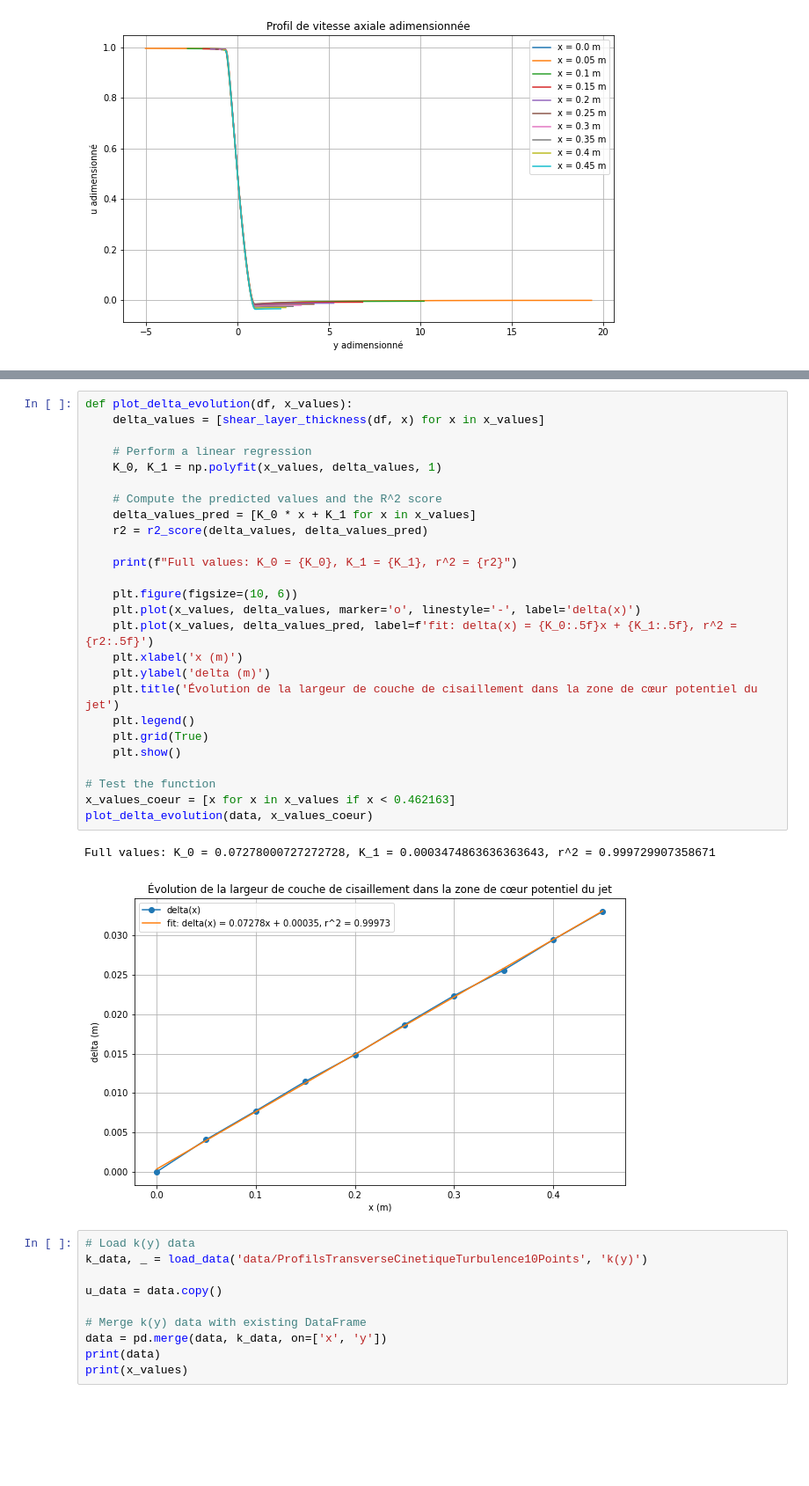
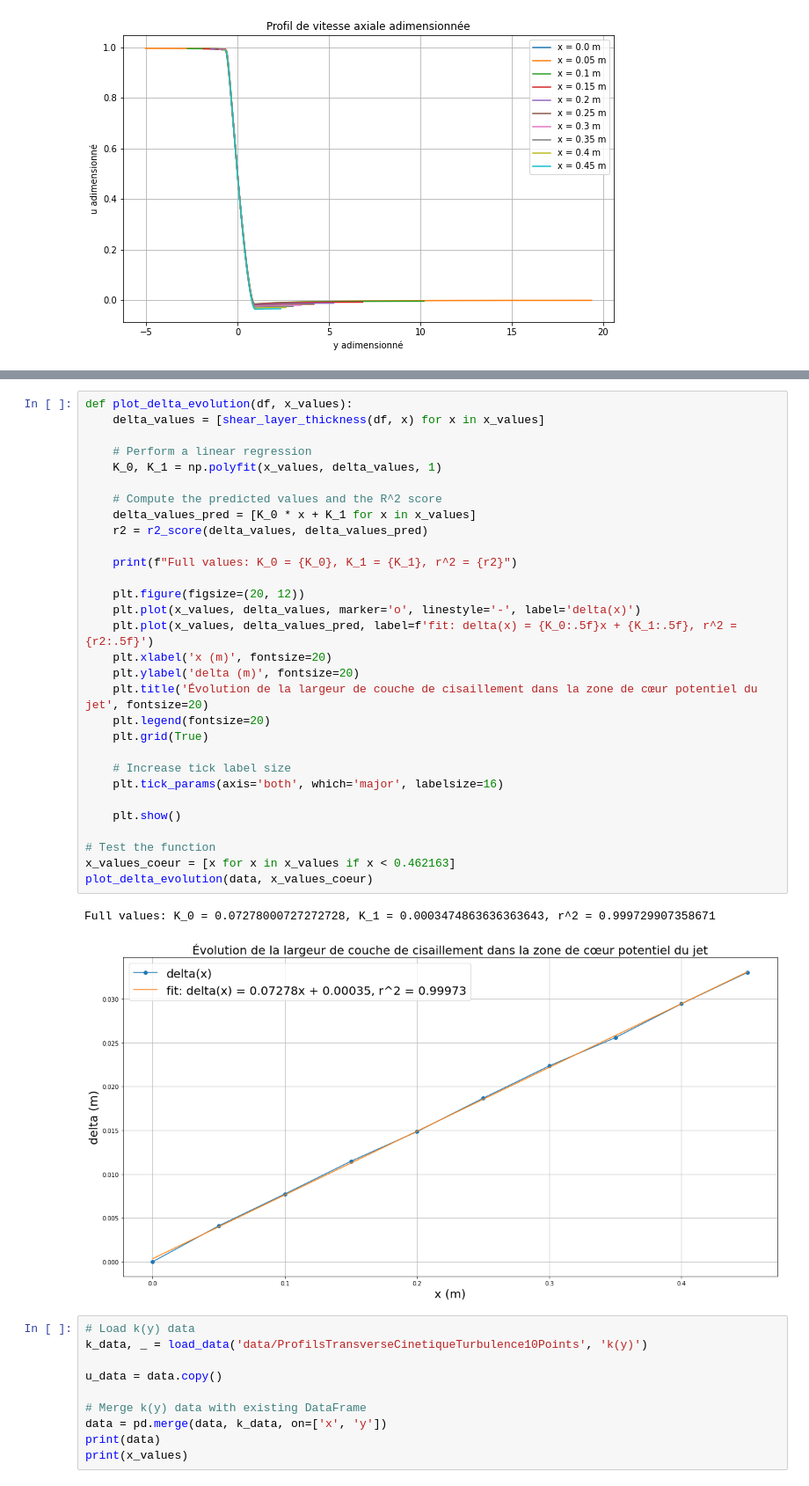
Before and after one commit to mboissiere/turbulence, a Jupyter notebook: main.ipynb, the cells around one changed output, grey strips where cells are left out. Shown at 88% size. Cells and saved outputs as stored; diff of their text form; blank space fills up the shorter version.

```diff
--- a/main.ipynb
+++ b/main.ipynb
@@ -252,32 +252,36 @@ plot_all_adimensional(data, x_values_coeur)
 # %%
 def plot_delta_evolution(df, x_values):
     delta_values = [shear_layer_thickness(df, x) for x in x_values]
 
     # Perform a linear regression
     K_0, K_1 = np.polyfit(x_values, delta_values, 1)
 
     # Compute the predicted values and the R^2 score
     delta_values_pred = [K_0 * x + K_1 for x in x_values]
     r2 = r2_score(delta_values, delta_values_pred)
 
     print(f"Full values: K_0 = {K_0}, K_1 = {K_1}, r^2 = {r2}")
 
-    plt.figure(figsize=(10, 6))
+    plt.figure(figsize=(20, 12))
     plt.plot(x_values, delta_values, marker='o', linestyle='-', label='delta(x)')
     plt.plot(x_values, delta_values_pred, label=f'fit: delta(x) = {K_0:.5f}x + {K_1:.5f}, r^2 = {r2:.5f}')
-    plt.xlabel('x (m)')
-    plt.ylabel('delta (m)')
-    plt.title('Évolution de la largeur de couche de cisaillement dans la zone de cœur potentiel du jet')
-    plt.legend()
+    plt.xlabel('x (m)', fontsize=20)
+    plt.ylabel('delta (m)', fontsize=20)
+    plt.title('Évolution de la largeur de couche de cisaillement dans la zone de cœur potentiel du jet', fontsize=20)
+    plt.legend(fontsize=20)
     plt.grid(True)
+
+    # Increase tick label size
+    plt.tick_params(axis='both', which='major', labelsize=16)
+
     plt.show()
 
 # Test the function
 x_values_coeur = [x for x in x_values if x < 0.462163]
 plot_delta_evolution(data, x_values_coeur)
 # %% [output]
 Full values: K_0 = 0.07278000727272728, K_1 = 0.0003474863636363643, r^2 = 0.999729907358671
-[figure, old version]
+[figure, new version]
 # %%
 # Load k(y) data
 k_data, _ = load_data('data/ProfilsTransverseCinetiqueTurbulence10Points', 'k(y)')
```
Also changed, not shown: parts of 6 cells of this notebook, 1 other file.
